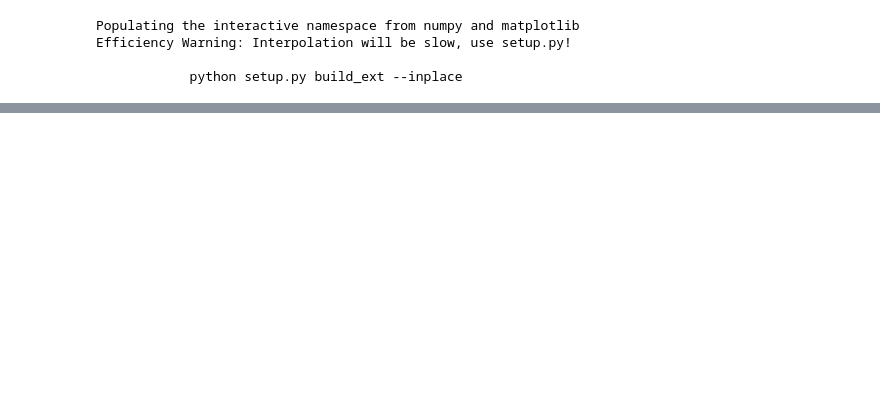
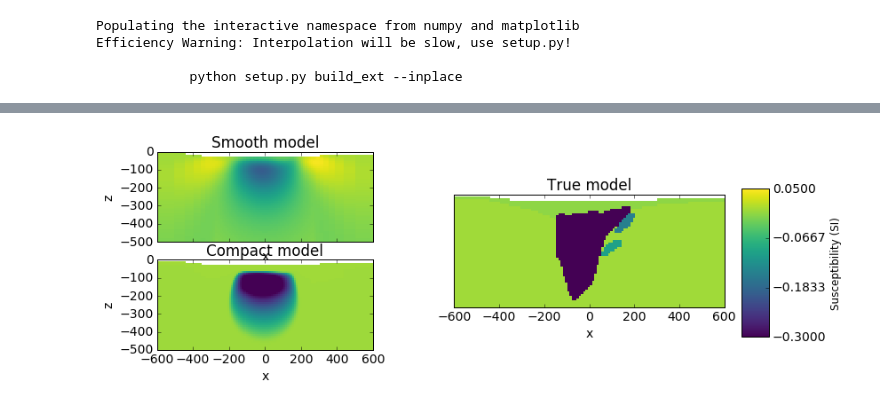
Before and after one commit to simpeg/presentations, a Jupyter notebook: SciPy2016/notebooks/PF/Gravity over TKC.ipynb, the cells around one changed output, grey strips where cells are left out. Drawn from its saved outputs; the diff is of its cells as text; code cells hidden in the pictures; blank space fills up the shorter version.

```diff
--- a/SciPy2016/notebooks/PF/Gravity over TKC.ipynb
+++ b/SciPy2016/notebooks/PF/Gravity over TKC.ipynb
@@ -475 +376,82 @@ interact(slide, s=(0,60), normal=['X','Y','Z'])
+# %%
+# Get the final model back to full space
+m_lp = actvMap*mrec
+m_lp[airc] = np.nan
+
+# Get the smooth model aslo
+m_l2 = actvMap*reg.l2model
+m_l2[airc] = np.nan
+
+# Save both models to file
+Mesh.TensorMesh.writeModelUBC(mesh,'SimPEG_GRAV_l2l2.den',m_l2)
+Mesh.TensorMesh.writeModelUBC(mesh,'SimPEG_GRAV_lplq.den',m_lp)
+# %%
+# Plot the recoverd models
+vmin, vmax = -.3, 0.05
+
+mesh = Mesh.TensorMesh([mesh.hx, mesh.hy, mesh.hz],x0="CCN")
+
+def slide(s,normal):
+
+    if normal == "Z":
+        fig = plt.figure(figsize(10*1.2, 8))
+    else:
+        fig = plt.figure(figsize(10*1.2, 4))
+
+    ax1 = plt.subplot(2,2,3)
+    dat = mesh.plotSlice(m_lp, ax = ax1, normal=normal, ind=s, clim=np.r_[vmin, vmax],pcolorOpts={'cmap':'viridis'})
+#     plt.colorbar(dat[0])
+    plt.gca().set_aspect('equal')
+    plt.title('Compact model')
+
+    if normal == "Z":
+        xlim(-600, 600)
+        ylim(-600, 600.)
+    else:
+        xlim(-600, 600)
+        ylim(-500, 0.)
+
+    ax2 = plt.subplot(2,2,1)
+    dat = mesh.plotSlice(m_l2, ax = ax2, normal=normal, ind=s, clim=np.r_[vmin, vmax],pcolorOpts={'cmap':'viridis'})
+#     plt.colorbar(dat[0])
+    plt.gca().set_aspect('equal')
+    plt.title('Smooth model')
+
+    if normal == "Z":
+        xlim(-600, 600)
+        ylim(-600, 600.)
+    else:
+        xlim(-600, 600)
+        ylim(-500, 0.)
+
+    ax2.set_xticklabels([])
+
+    ax2 = plt.subplot(1,2,2)
+    dat = mesh.plotSlice(m_true, ax = ax2, normal=normal, ind=s, clim=np.r_[vmin, vmax],pcolorOpts={'cmap':'viridis'})
+#     plt.colorbar(dat[0])
+    plt.gca().set_aspect('equal')
+    plt.title('True model')
+
+    pos =  ax2.get_position()
+
+    ax2.yaxis.set_visible(False)
+    if normal == "Z":
+        xlim(-600, 600)
+        ylim(-600, 600.)
+        ax2.set_position([pos.x0 -0.04 , pos.y0,  pos.width, pos.height])
+    else:
+        xlim(-600, 600)
+        ylim(-500, 0.)
+
+    pos =  ax2.get_position()
+    cbarax = fig.add_axes([pos.x0 + 0.375 , pos.y0 + 0.05,  pos.width*0.1, pos.height*0.75])  ## the parameters are the specified position you set
+    cb = fig.colorbar(dat[0],cax=cbarax, orientation="vertical", ax = ax2, ticks=np.linspace(vmin,vmax, 4))
+    cb.set_label("Susceptibility (SI)",size=12)
+    fig.savefig('PF_Compact.png',dpi = 150)
+
+interact(slide, s=(0,60), normal=['X','Y','Z'])
+
+# interact(lambda ind: viz(m_l2, ind, normal="Z"), ind=IntSlider(min=0, max=32,step=1, value=28))
+# %% [output]
+[figure, added]
 # %%
```
Also changed, not shown: parts of 32 cells of this notebook, 26 other files.
